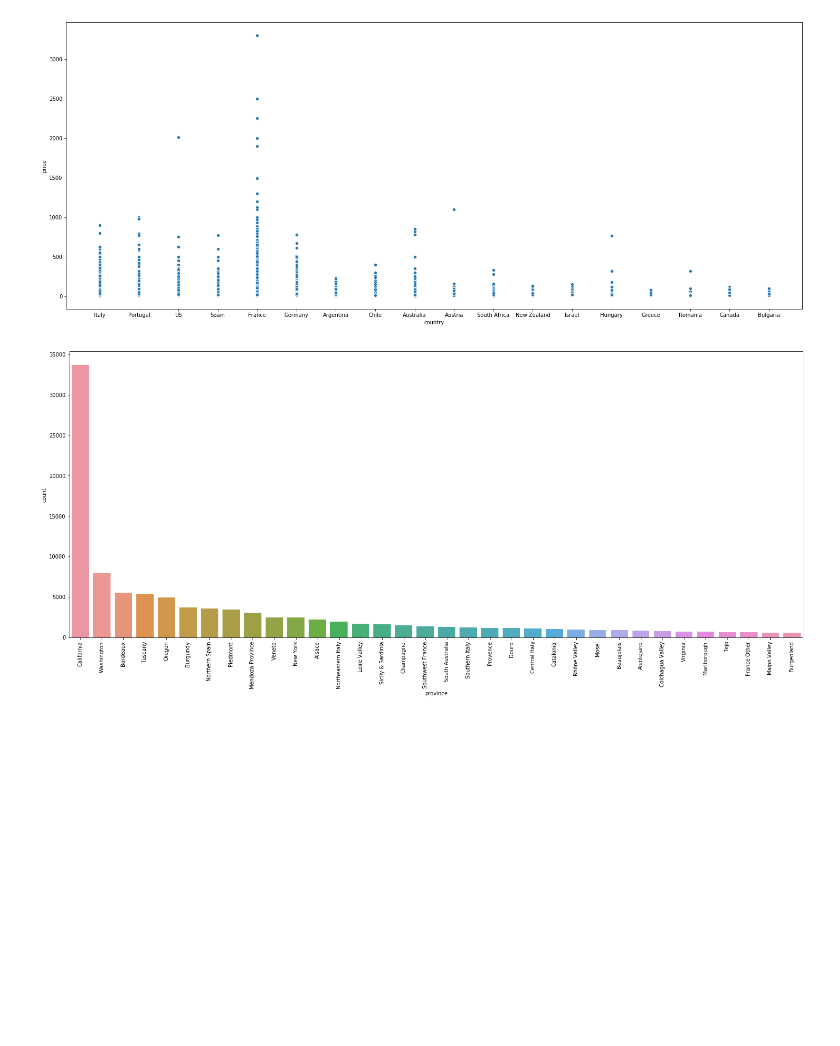
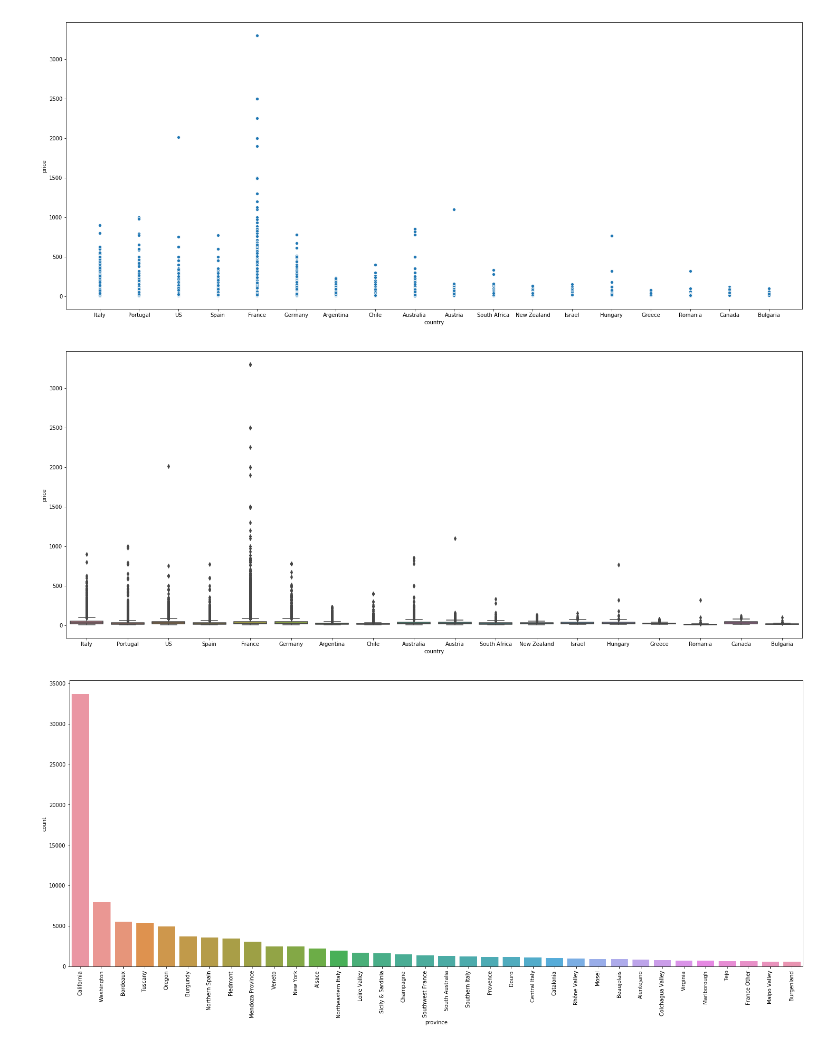
Before and after one commit to Gneur11/bda, a Jupyter notebook: Wine Dataset.ipynb, the cells around one changed output. Cells and saved outputs as stored; diff of their text form; code cells hidden in the pictures; blank space fills up the shorter version.

```diff
--- a/Wine Dataset.ipynb
+++ b/Wine Dataset.ipynb
@@ -310,6 +331,11 @@ fig, ax = plt.subplots(figsize = (25, 10))
 ax = sns.scatterplot(x="country", y="price", data=country) #il boxplot viene male??
 # %% [output]
 [figure]
+# %%
+fig, ax = plt.subplots(figsize = (25, 10))
+ax = sns.boxplot(x="country", y="price", data=country) #il boxplot viene male??
+# %% [output]
+[figure, added]
 # %%
 prov = data.groupby("province").filter(lambda x: len(x)>600) #> tot perchè così prende i paesi un po' più interessanti visti i numeri
 provInfo = prov['province'].value_counts().index.tolist()
```
Also changed, not shown: parts of 26 cells of this notebook.
